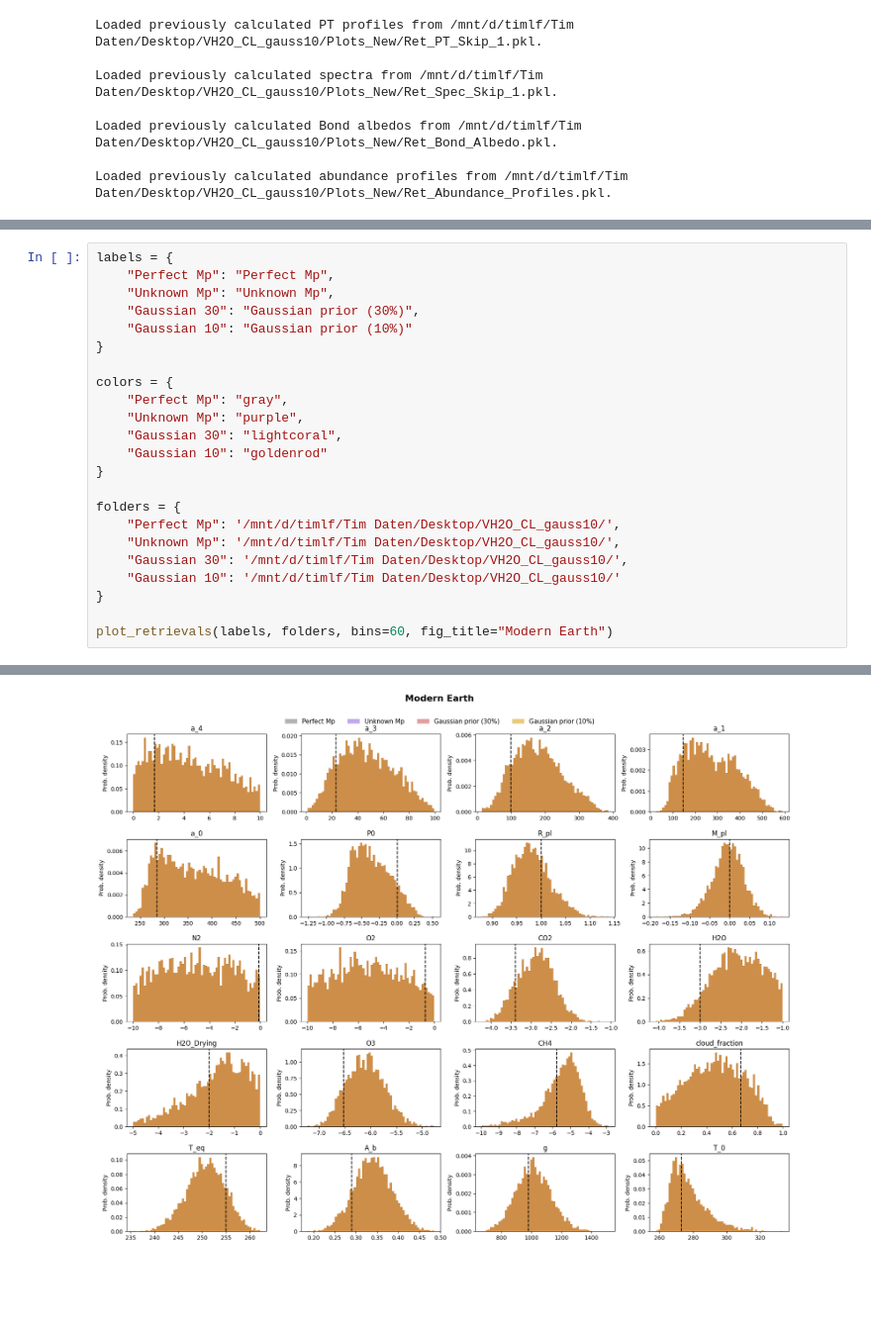
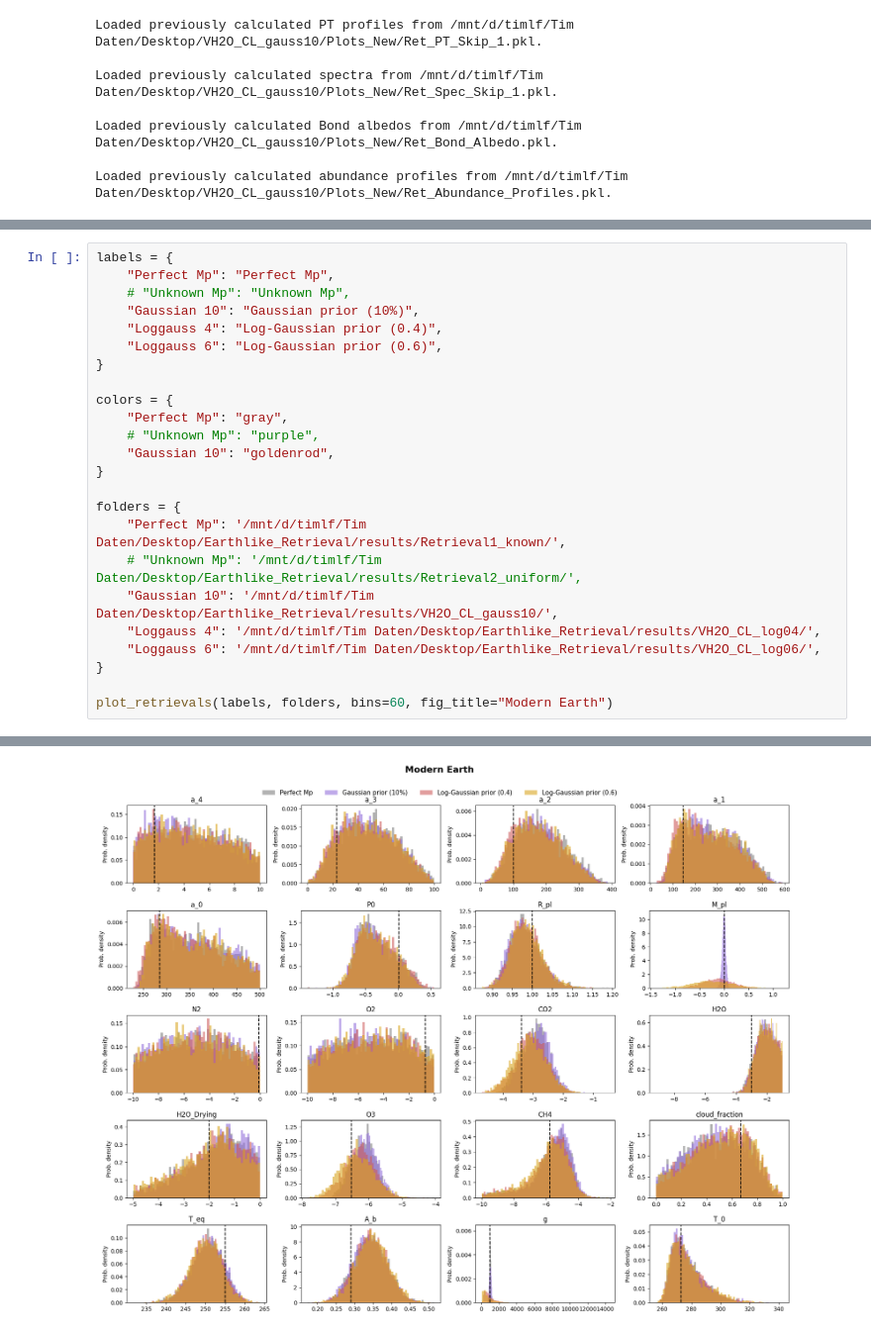
Before and after one commit to Tim171717/Semester_Project_Too, a Jupyter notebook: Testing.ipynb, the cells around one changed output, grey strips where cells are left out. Shown at 99% size. Saved outputs shown, nothing was run; the diff lists cells and outputs as text; blank space fills up the shorter version.

```diff
--- a/Testing.ipynb
+++ b/Testing.ipynb
@@ -376,23 +377,24 @@ def plot_retrievals(
 # %%
 labels = {
     "Perfect Mp": "Perfect Mp",
-    "Unknown Mp": "Unknown Mp",
-    "Gaussian 30": "Gaussian prior (30%)",
-    "Gaussian 10": "Gaussian prior (10%)"
+    # "Unknown Mp": "Unknown Mp",
+    "Gaussian 10": "Gaussian prior (10%)",
+    "Loggauss 4": "Log-Gaussian prior (0.4)",
+    "Loggauss 6": "Log-Gaussian prior (0.6)",
 }
 
 colors = {
     "Perfect Mp": "gray",
-    "Unknown Mp": "purple",
-    "Gaussian 30": "lightcoral",
-    "Gaussian 10": "goldenrod"
+    # "Unknown Mp": "purple",
+    "Gaussian 10": "goldenrod",
 }
 
 folders = {
-    "Perfect Mp": '/mnt/d/timlf/Tim Daten/Desktop/VH2O_CL_gauss10/',
-    "Unknown Mp": '/mnt/d/timlf/Tim Daten/Desktop/VH2O_CL_gauss10/',
-    "Gaussian 30": '/mnt/d/timlf/Tim Daten/Desktop/VH2O_CL_gauss10/',
-    "Gaussian 10": '/mnt/d/timlf/Tim Daten/Desktop/VH2O_CL_gauss10/'
+    "Perfect Mp": '/mnt/d/timlf/Tim Daten/Desktop/Earthlike_Retrieval/results/Retrieval1_known/',
+    # "Unknown Mp": '/mnt/d/timlf/Tim Daten/Desktop/Earthlike_Retrieval/results/Retrieval2_uniform/',
+    "Gaussian 10": '/mnt/d/timlf/Tim Daten/Desktop/Earthlike_Retrieval/results/VH2O_CL_gauss10/',
+    "Loggauss 4": '/mnt/d/timlf/Tim Daten/Desktop/Earthlike_Retrieval/results/VH2O_CL_log04/',
+    "Loggauss 6": '/mnt/d/timlf/Tim Daten/Desktop/Earthlike_Retrieval/results/VH2O_CL_log06/',
 }
 
 plot_retrievals(labels, folders, bins=60, fig_title="Modern Earth")
@@ -417 +419 @@ Loaded previously calculated abundance profiles from /mnt/d/timlf/Tim Daten/Desk
-[figure, old version]
+[figure, new version]
```
Also changed, not shown: parts of 4 cells of this notebook, 2 other files.
